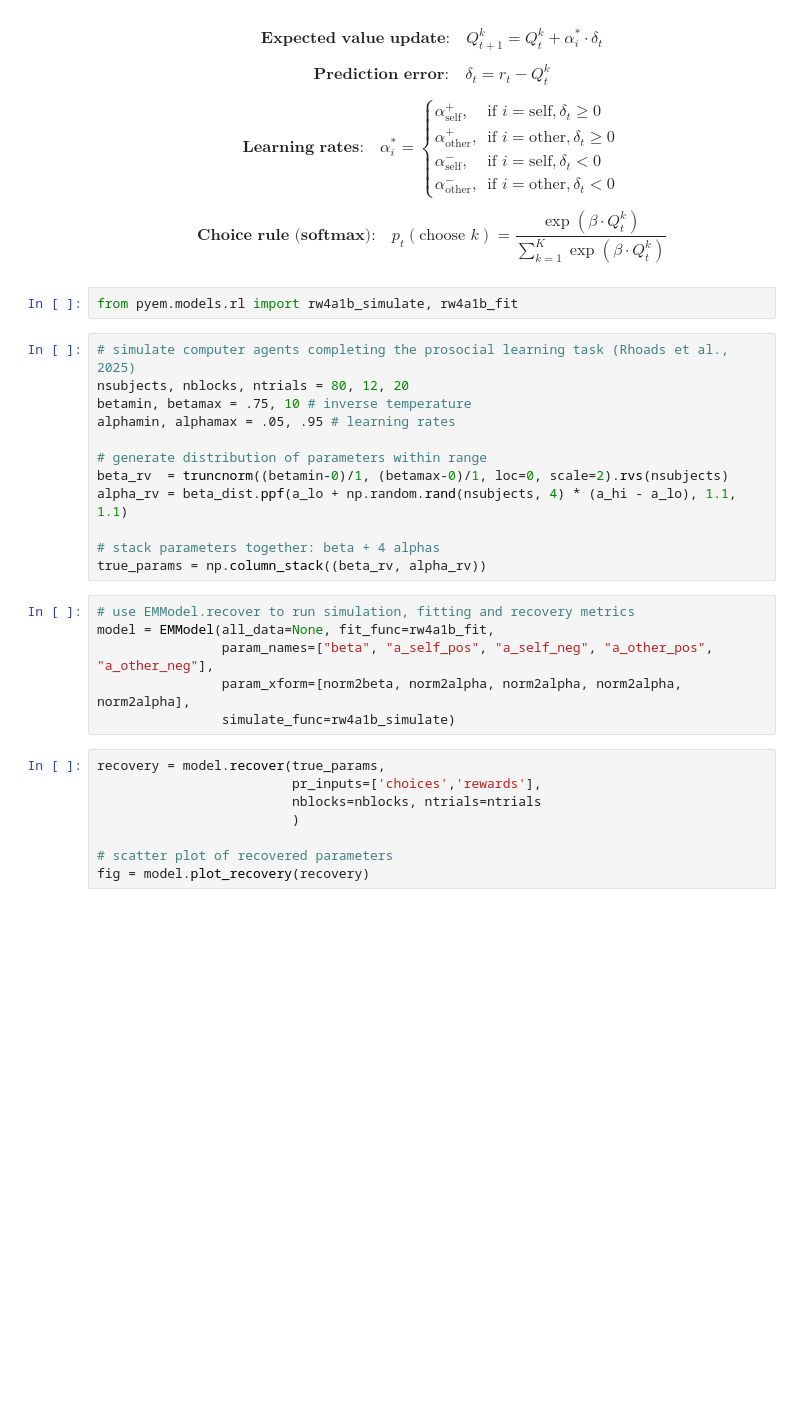
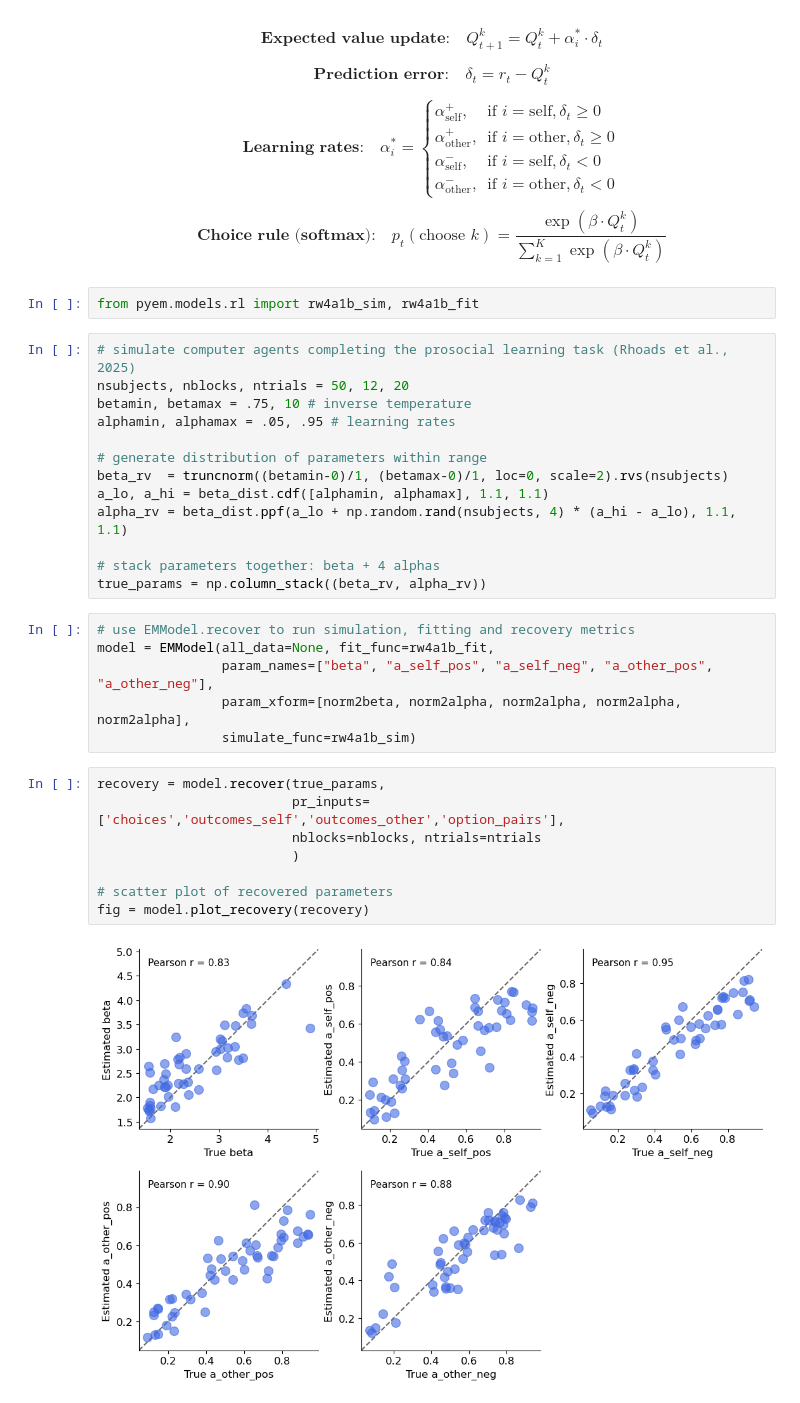
Before and after one commit to shawnrhoads/pyEM, a Jupyter notebook: examples/rl.ipynb, the cells around one changed output. Cells and saved outputs as stored; diff of their text form; blank space fills up the shorter version.

Commit message:
Updates 4a1b model code and example

```diff
--- a/examples/rl.ipynb
+++ b/examples/rl.ipynb
@@ -166,33 +167,36 @@ $$
 p_t(\text{choose }k)=\frac{\exp(\beta \cdot Q_t^k)}{\sum_{k=1}^{K}\exp(\beta \cdot Q_t^k)} \tag{4}
 $$
 # %%
-from pyem.models.rl import rw4a1b_simulate, rw4a1b_fit
+from pyem.models.rl import rw4a1b_sim, rw4a1b_fit
 # %%
 # simulate computer agents completing the prosocial learning task (Rhoads et al., 2025)
-nsubjects, nblocks, ntrials = 80, 12, 20
+nsubjects, nblocks, ntrials = 50, 12, 20
 betamin, betamax = .75, 10 # inverse temperature
 alphamin, alphamax = .05, .95 # learning rates
 
 # generate distribution of parameters within range
 beta_rv  = truncnorm((betamin-0)/1, (betamax-0)/1, loc=0, scale=2).rvs(nsubjects)
+a_lo, a_hi = beta_dist.cdf([alphamin, alphamax], 1.1, 1.1)
 alpha_rv = beta_dist.ppf(a_lo + np.random.rand(nsubjects, 4) * (a_hi - a_lo), 1.1, 1.1)
 
 # stack parameters together: beta + 4 alphas
 true_params = np.column_stack((beta_rv, alpha_rv))
-# %%
-# use EMModel.recover to run simulation, fitting and recovery metrics
-model = EMModel(all_data=None, fit_func=rw4a1b_fit,
-                param_names=["beta", "a_self_pos", "a_self_neg", "a_other_pos", "a_other_neg"],
-                param_xform=[norm2beta, norm2alpha, norm2alpha, norm2alpha, norm2alpha],
-                simulate_func=rw4a1b_simulate)
-# %%
-recovery = model.recover(true_params,
-                         pr_inputs=['choices','rewards'],
-                         nblocks=nblocks, ntrials=ntrials
-                         )
-
-# scatter plot of recovered parameters
-fig = model.plot_recovery(recovery)
+# %%
+# use EMModel.recover to run simulation, fitting and recovery metrics
+model = EMModel(all_data=None, fit_func=rw4a1b_fit,
+                param_names=["beta", "a_self_pos", "a_self_neg", "a_other_pos", "a_other_neg"],
+                param_xform=[norm2beta, norm2alpha, norm2alpha, norm2alpha, norm2alpha],
+                simulate_func=rw4a1b_sim)
+# %%
+recovery = model.recover(true_params,
+                         pr_inputs=['choices','outcomes_self','outcomes_other','option_pairs'],
+                         nblocks=nblocks, ntrials=ntrials
+                         )
+
+# scatter plot of recovered parameters
+fig = model.plot_recovery(recovery)
+# %% [output]
+[figure, added]
 # %% [markdown]
 **References**
 
```
Also changed, not shown: parts of 7 cells of this notebook, 1 other file.
